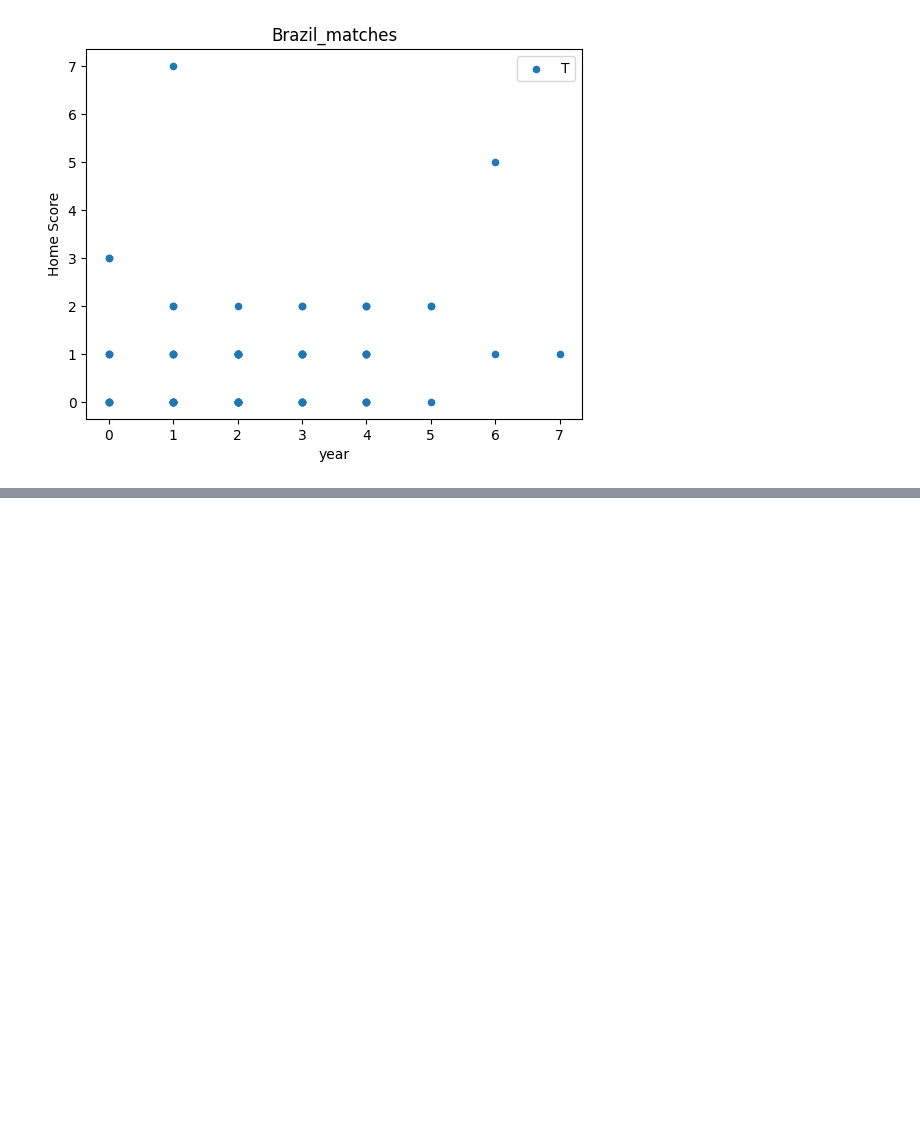
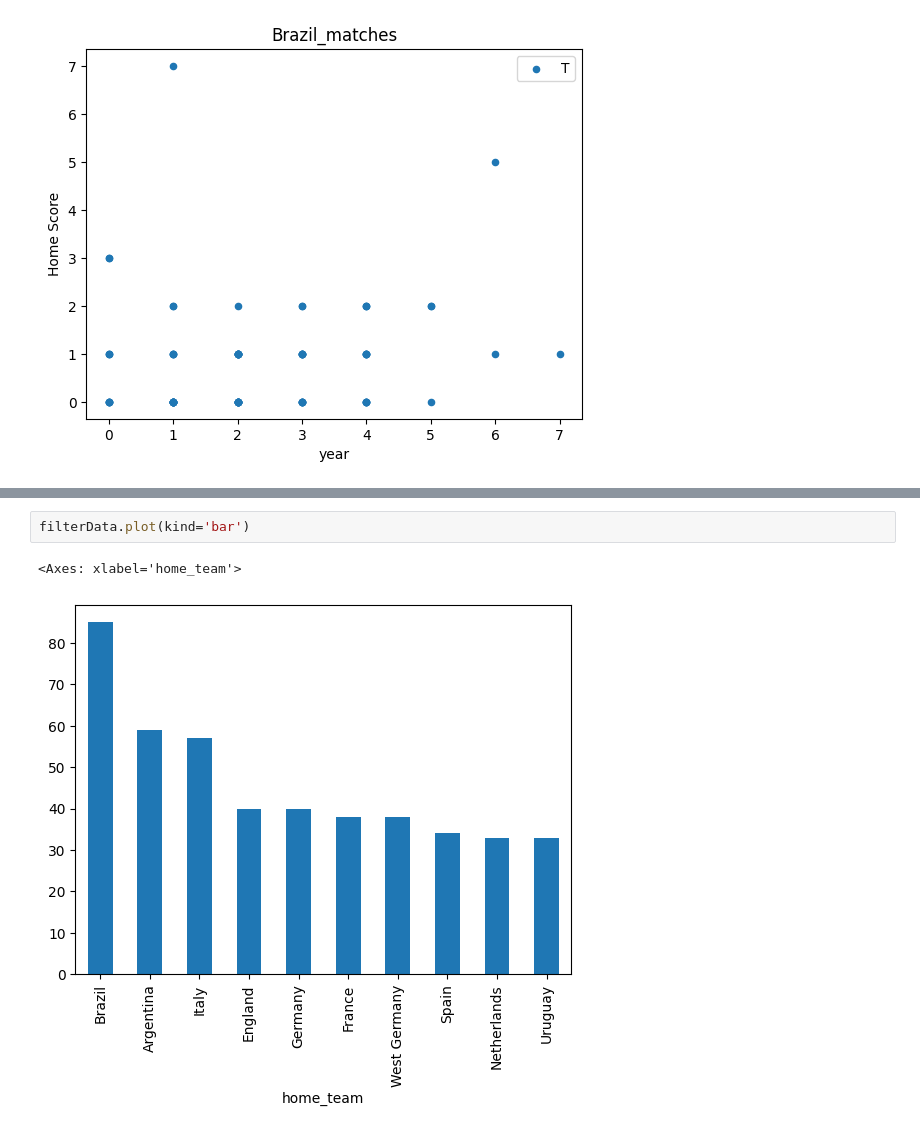
Before and after one commit to Basha1605/python-mini-project, a Jupyter notebook: FootballDataset.ipynb, the cells around one changed output, grey strips where cells are left out. Saved outputs shown, nothing was run; the diff lists cells and outputs as text; blank space fills up the shorter version.

```diff
--- a/FootballDataset.ipynb
+++ b/FootballDataset.ipynb
@@ -165,0 +283,5 @@ plt.show()
+# %%
+filterData.plot(kind='bar')
+# %% [output]
+<Axes: xlabel='home_team'>
+[figure, added]
```
Also changed, not shown: parts of 18 cells of this notebook.
